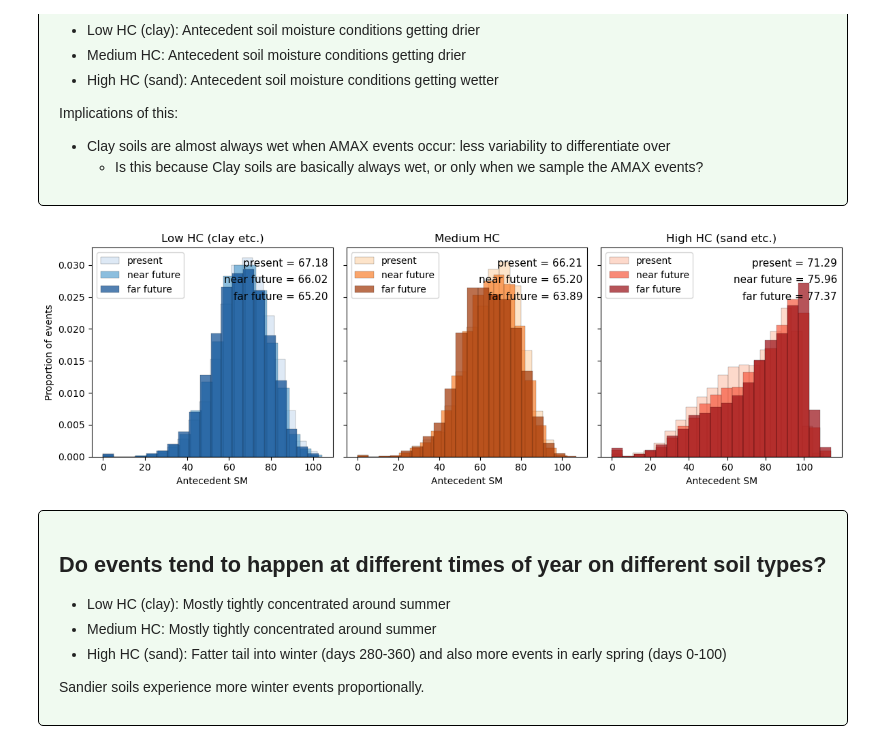
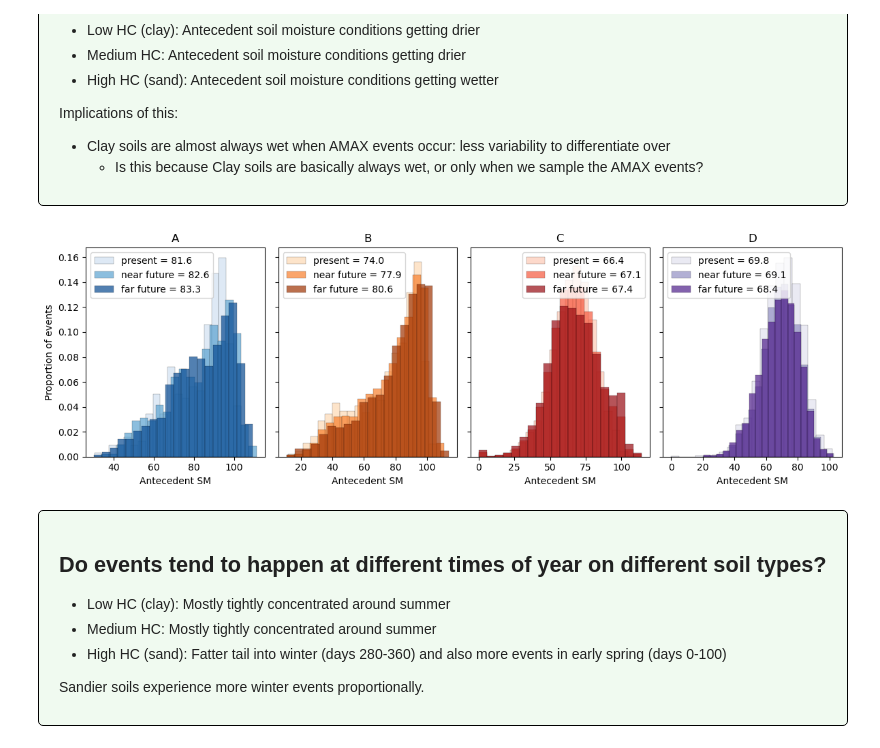
Before and after one commit to masher92/FutureFlood, a Jupyter notebook: AnalyseResults/AnalyseResults.ipynb, the cells around one changed output. Cells and saved outputs as stored; diff of their text form; code cells hidden in the pictures.

```diff
--- a/AnalyseResults/AnalyseResults.ipynb
+++ b/AnalyseResults/AnalyseResults.ipynb
@@ -69,0 +241,6 @@ rainfall_events_all_df = rainfall_events_all_df[rainfall_events_all_df['max_prec
+# %%
+for cls, m in results.items():
+    print(f"Class {cls}: baseline={m['baseline'].rsquared:.3f}, "
+          f"+shape={m['shape'].rsquared:.3f} (Δ{m['shape'].rsquared-m['baseline'].rsquared:+.3f}), "
+          f"+neighbourhood={m['full'].rsquared:.3f} (Δ{m['full'].rsquared-m['shape'].rsquared:+.3f}), "
+          f"+length={m['full'].rsquared:.3f} (Δ{m['full'].rsquared-m['shape'].rsquared:+.3f})")
@@ -137,3 +693,8 @@ hc_groups = {'low (clay)': rainfall_events_all_df_lowHC,
+# %%
+hc_groups = {'A': rainfall_events_all_df_A,
+             'B': rainfall_events_all_df_B,
+             'C': rainfall_events_all_df_C,
+            'D': rainfall_events_all_df_D}
 # %% [markdown]
 <div style="background-color: #f0faf0; border: 1px solid black; border-radius: 5px; padding: 15px 20px; margin: 10px 0px;">
 
@@ -145,4 +706,5 @@ hc_groups = {'low (clay)': rainfall_events_all_df_lowHC,
 
 </div>
 # %%
-colors = ["#2c7bb6", "#fdae61", "#d7191c"]
+# colors = ["red", "gold", "indigo", 'green']
+color_map = {'A': 'red','B': 'gold','C': 'indigo','D': 'green'}
@@ -189,51 +1015,61 @@ Implications of this:
     - Is this because Clay soils are basically always wet, or only when we sample the AMAX events?
 </div>
 # %%
-cmap = plt.get_cmap('Reds')
-values = np.linspace(0.2, 0.9, 3)
-colors = [cmap(v) for v in values]
+# cmap = plt.get_cmap('Reds')
+# values = np.linspace(0.2, 0.9, 3)
+# colors = [cmap(v) for v in values]
 # %%
-fig, axs = plt.subplots(ncols=3, figsize=(12, 4), sharey=True)
-titles = ['Low HC (clay etc.)', 'Medium HC', 'High HC (sand etc.)']
-color_ramps = [ 'Blues', 'Oranges', 'Reds']
+fig, axs = plt.subplots(ncols=4, figsize=(12, 4), sharey=True)
+titles = ['A', 'B', 'C', 'D']
+color_ramps = [ 'Blues', 'Oranges', 'Reds', 'Purples']
 for ax_num, rainfall_events in enumerate([
-    rainfall_events_all_df_lowHC,
-    rainfall_events_all_df_medHC,
-    rainfall_events_all_df_highHC]):
+    rainfall_events_all_df_A,rainfall_events_all_df_B,
+    rainfall_events_all_df_C,rainfall_events_all_df_D]):
 
     cmap = plt.get_cmap(color_ramps[ax_num])
     values = np.linspace(0.2, 0.9, 3)
     colors = [cmap(v) for v in values]
 
     year_groups = { 'present': rainfall_events[rainfall_events['start_year'] < 2020],
         'near future': rainfall_events[(rainfall_events['start_year'] >= 2020) & (rainfall_events['start_year'] <= 2050)],
         'far future': rainfall_events[rainfall_events['start_year'] > 2050], }
 
     # Plot + annotate
+#     for i, (hc_label, hc_df) in enumerate(year_groups.items()):
+#         hc_df['mean_sm_2_before_event'].plot.hist(
+#             ax=axs[ax_num],
+#             alpha=0.7,
+#             bins=20,
+#             label=f"{hc_label} = {mean_val:.1f}",
+#             density=True,
+#             color=colors[i],
+#             edgecolor = 'black', linewidth=0.2)
+
+#         mean_val = hc_df['mean_sm_2_before_event'].mean()
+
+
     for i, (hc_label, hc_df) in enumerate(year_groups.items()):
+        mean_val = hc_df['mean_sm_2_before_event'].mean()
+
         hc_df['mean_sm_2_before_event'].plot.hist(
             ax=axs[ax_num],
             alpha=0.7,
             bins=20,
-            label=hc_label,
-            density=True,
+            label=f"{hc_label} = {mean_val:.1f}",
+            weights=np.ones(len(hc_df)) / len(hc_df),
             color=colors[i],
-            edgecolor = 'black', linewidth=0.2)
+            edgecolor='black', linewidth=0.2)
 
-        mean_val = hc_df['mean_sm_2_before_event'].mean()
-
-        axs[ax_num].text(0.98,  0.95 - i*0.08, f"{hc_label} = {mean_val:.2f}",
-            transform=axs[ax_num].transAxes, ha='right', va='top', fontsize=11)
 
     axs[ax_num].set_xlabel('Antecedent SM')
     axs[ax_num].set_ylabel('Proportion of events')
     axs[ax_num].legend()
 
     axs[ax_num].set_title(titles[ax_num])
 
 plt.tight_layout()
 # %% [output]
-[figure, old version]
+[figure, new version]
 # %% [markdown]
 <div style="background-color: #f0faf0; border: 1px solid black; border-radius: 5px; padding: 15px 20px; margin: 10px 0px;">
 
```
Also changed, not shown: parts of 73 cells of this notebook, 1 other file.
